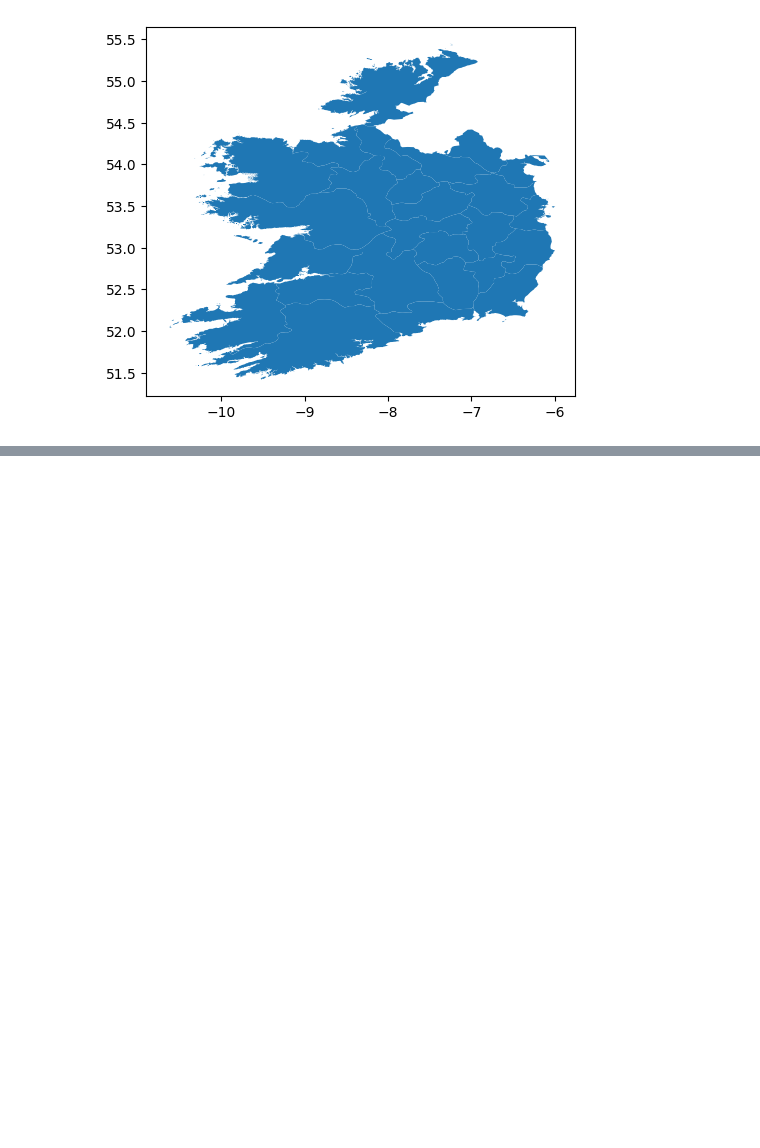
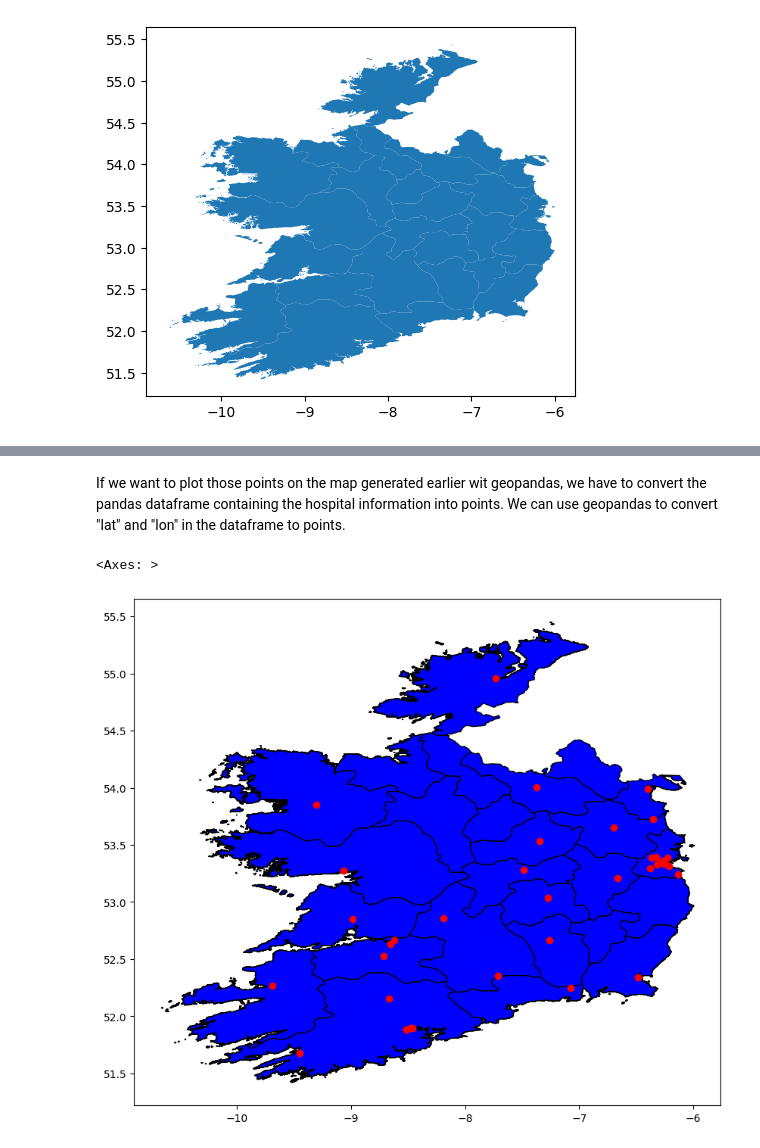
Before and after one commit to holmstead/mapping, a Jupyter notebook: mapping.ipynb, the cells around one changed output, grey strips where cells are left out. Saved outputs shown, nothing was run; the diff lists cells and outputs as text; code cells hidden in the pictures; blank space fills up the shorter version.

Commit message:
add plot geodataframe and shapefile together

```diff
--- a/mapping.ipynb
+++ b/mapping.ipynb
@@ -20,0 +26,3 @@ sf.plot()
+# %%
+# read in csv dataset using pandas and create a dataframe
+df = pd.read_csv("ire_hospitals.csv")
@@ -20,0 +52,21 @@ sf.plot()
+# %% [markdown]
+If we want to plot those points on the map generated earlier wit geopandas, we have to convert the pandas dataframe containing the hospital information into points.
+We can use geopandas to convert "lat" and "lon" in the dataframe to points.
+# %%
+# this gives us a new "geodataframe"
+df_geo = gpd.GeoDataFrame(df, geometry = gpd.points_from_xy(df.lon, df.lat))
+# %%
+
+# Plot both the shapefile and the GeoDataFrame
+fig, ax = plt.subplots(figsize=(10, 10))
+
+# Plot the shapefile
+sf.plot(ax=ax, color='blue', edgecolor='black')
+
+# Plot the GeoDataFrame
+df_geo.plot(ax=ax, color='red')
+
+#plt.show()
+# %% [output]
+<Axes: >
+[figure, added]
```
Also changed, not shown: parts of 4 cells of this notebook.
